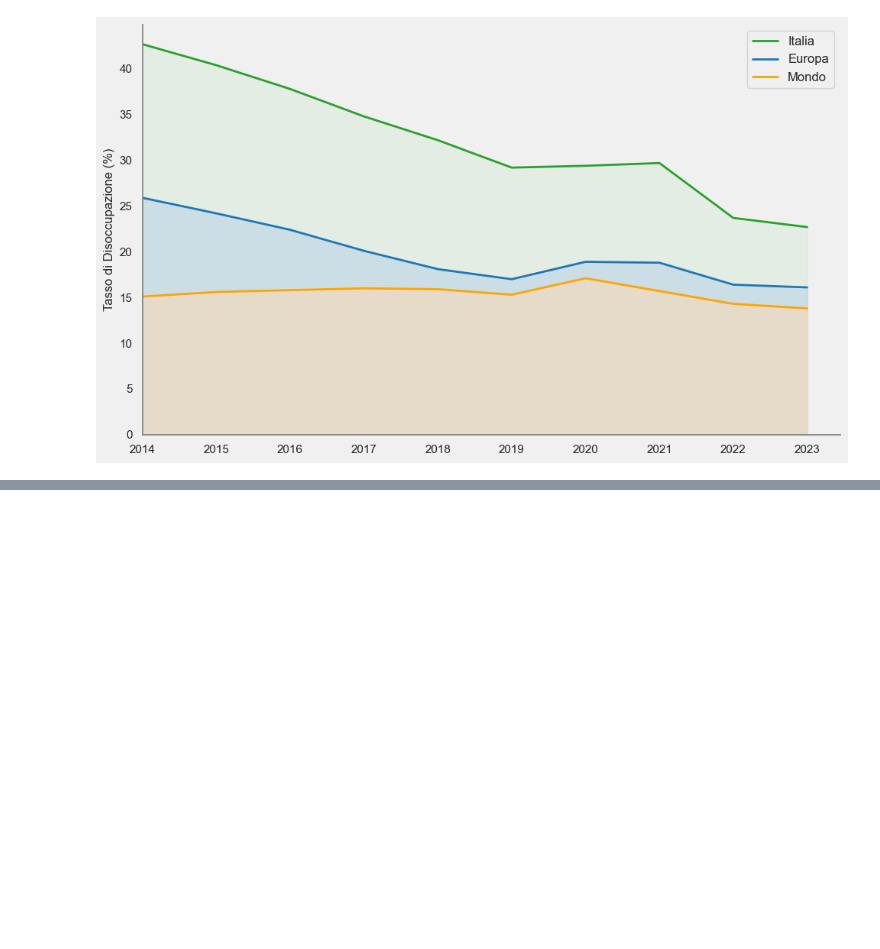
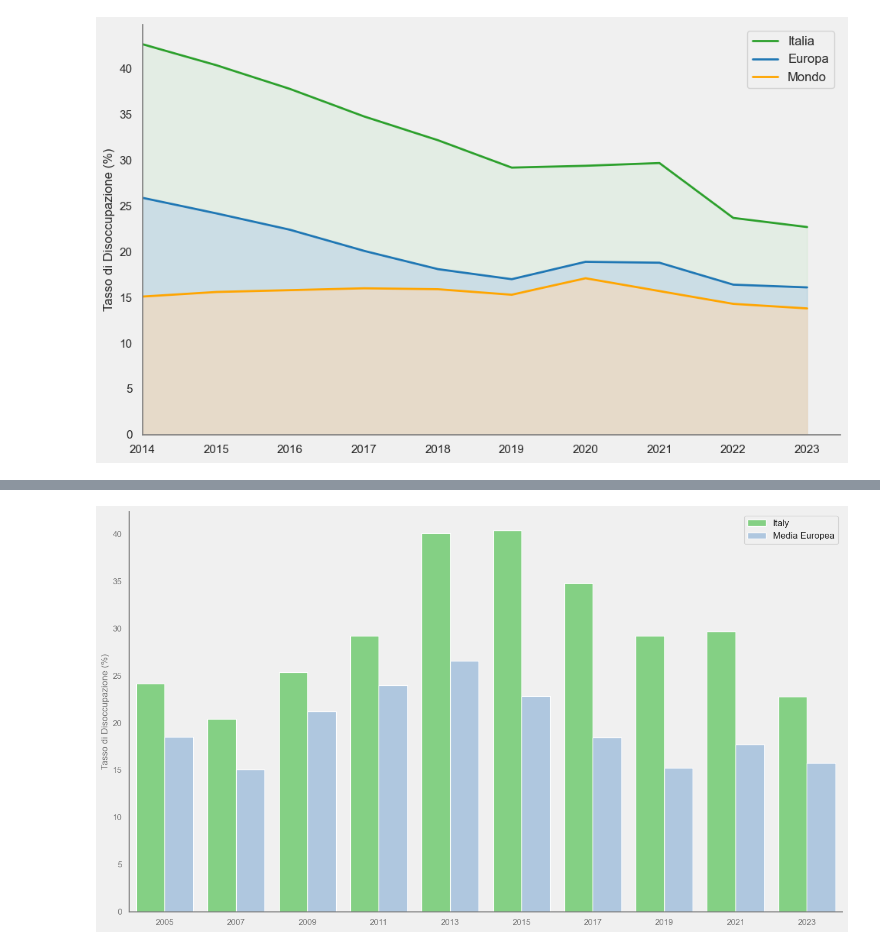
Before and after one commit to lauri14/progetto_visualizzazione_scientifica, a Jupyter notebook: progetto.ipynb, the cells around one changed output, grey strips where cells are left out. Cells and saved outputs as stored; diff of their text form; code cells hidden in the pictures; blank space fills up the shorter version.

```diff
--- a/progetto.ipynb
+++ b/progetto.ipynb
@@ -1576,0 +1717,92 @@ plt.show()
+# %%
+import pandas as pd
+import matplotlib.pyplot as plt
+import seaborn as sns
+
+# Caricamento dei dati
+data = pd.read_csv('./disoccupazioneMondo.csv')
+
+# Lista dei paesi membri dell'Unione Europea (al 2024)
+eu_countries = [
+    'Austria', 'Belgium', 'Bulgaria', 'Croatia', 'Cyprus', 'Czech Republic', 'Denmark', 'Estonia', 'Finland', 'France',
+    'Germany', 'Greece', 'Hungary', 'Ireland', 'Italy', 'Latvia', 'Lithuania', 'Luxembourg', 'Malta', 'Netherlands',
+    'Poland', 'Portugal', 'Romania', 'Slovakia', 'Slovenia', 'Spain', 'Sweden'
+]
+
+# Selezioniamo solo le colonne 'Country Name' e gli anni dal 2004 al 2023
+years = [str(year) for year in range(2004, 2024)]  # Anni da 2004 a 2023
+data_filtered = data[['Country Name'] + years]
+
+# Filtro i dati per i paesi membri dell'Unione Europea
+data_eu = data_filtered[data_filtered['Country Name'].isin(eu_countries)]
+
+# Trasformazione con melt
+youth_unemployment_eu = data_eu.melt(
+    id_vars=['Country Name'],
+    var_name='Year',
+    value_name='Youth_Unemployment'
+)
+
+# Pulizia dei dati
+youth_unemployment_eu['Year'] = pd.to_numeric(youth_unemployment_eu['Year'], errors='coerce')
+youth_unemployment_eu = youth_unemployment_eu.dropna(subset=['Youth_Unemployment'])
+
+# Calcolare la media della disoccupazione giovanile in Europa (includendo l'Italia)
+eu_avg = youth_unemployment_eu.groupby('Year')['Youth_Unemployment'].mean().reset_index()
+eu_avg['Country Name'] = 'Media Europea'
+
+# Estrai i dati per l'Italia
+italy_data = youth_unemployment_eu[youth_unemployment_eu['Country Name'] == 'Italy']
+
+# Creare un dataframe per le barre (combinando i dati dell'Italia e della media europea)
+combined_data = pd.concat([italy_data[['Year', 'Youth_Unemployment', 'Country Name']],
+                           eu_avg[['Year', 'Youth_Unemployment', 'Country Name']]])
+
+# Filtrare solo gli anni da 2005 a 2023 e ogni 2 anni (ad esempio 2005, 2007, 2009, ...)
+combined_data_filtered = combined_data[(combined_data['Year'] >= 2005) & (combined_data['Year'] <= 2023)]
+combined_data_filtered = combined_data_filtered[combined_data_filtered['Year'] % 2 == 1]
+
+# Grafico a barre
+plt.figure(figsize=(14, 8))
+
+# Definire la palette personalizzata con il colore verde pastello per l'Italia e blu pastello per la Media Europea
+palette = {'Italy': '#77DD77', 'Media Europea': '#A7C7E7'}  # Colori pastello
+
+# Barplot con barra per Italia e Media Europea per ogni anno, solo gli anni dispari dal 2005 al 2023
+sns.barplot(data=combined_data_filtered, x='Year', y='Youth_Unemployment', hue='Country Name', palette=palette)
+
+# Titolo e etichette
+plt.ylabel('Tasso di Disoccupazione (%)', color='#787878')
+plt.xlabel('')
+
+# Forza la visualizzazione di ogni 2 anni nell'asse X
+plt.xticks(ticks=range(0, len(combined_data_filtered['Year'].unique())), labels=[str(year) for year in range(2005, 2024, 2)], color='#787878')
+plt.yticks(color='#787878')
+
+# Rimuovere la griglia
+plt.grid(False)
+
+# Posizionare la legenda in alto a destra
+plt.legend(title='', loc='upper right', fontsize=12, facecolor='#F0F0F0')
+
+# Impostare lo sfondo del grafico su grigiopastello
+plt.gca().set_facecolor('#F0F0F0')
+
+# Impostare lo sfondo dell'intera figura su grigiopastello
+plt.gcf().patch.set_facecolor('#F0F0F0')
+
+# Rimuovere assi superflui
+plt.gca().spines['top'].set_visible(False)    # Rimuove l'asse superiore
+plt.gca().spines['right'].set_visible(False)  # Rimuove l'asse destro
+
+plt.gca().spines['bottom'].set_color('#787878')  # Colore asse inferiore
+plt.gca().spines['left'].set_color('#787878')   # Colore asse sinistro
+
+# Rimuovere i trattini sugli assi
+plt.gca().tick_params(axis='x', which='both', bottom=False, top=False)  # Rimuove i trattini sull'asse x
+plt.gca().tick_params(axis='y', which='both', left=False, right=False)  # Rimuove i trattini sull'asse y
+
+plt.tight_layout()
+plt.show()
+# %% [output]
+[figure, added]
```
Also changed, not shown: parts of 14 cells of this notebook, 6 other files.
